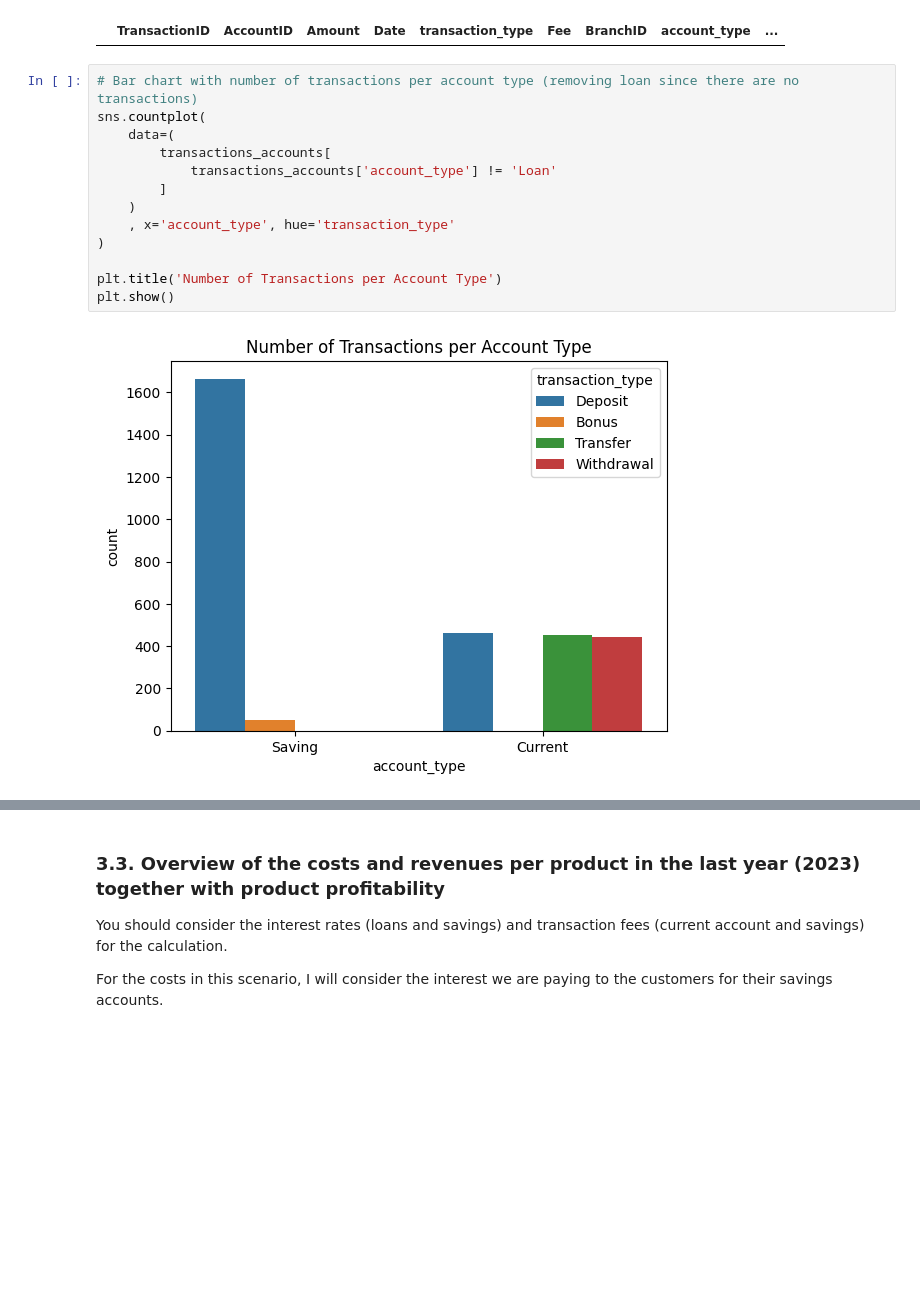
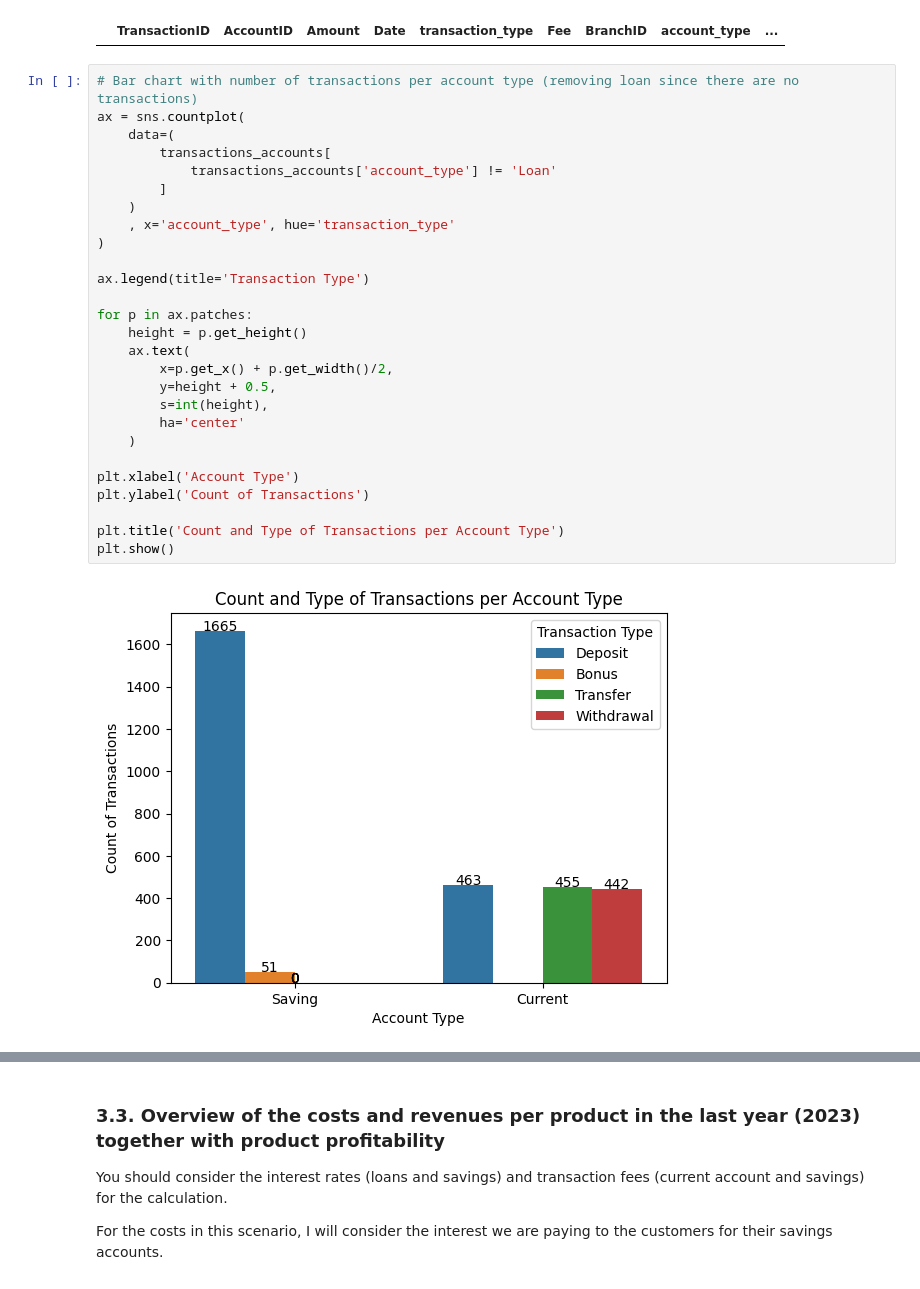
Before and after one commit to arortega-git/world_bank_ETL, a Jupyter notebook: test_pwc/notebook/notebook.ipynb, the cells around one changed output, grey strips where cells are left out. Drawn from its saved outputs; the diff is of its cells as text; blank space fills up the shorter version.

```diff
--- a/test_pwc/notebook/notebook.ipynb
+++ b/test_pwc/notebook/notebook.ipynb
@@ -477,16 +584,30 @@ display(
 |  | TransactionID | AccountID | Amount | Date | transaction_type | Fee | BranchID | account_type | ... |
 # %%
 # Bar chart with number of transactions per account type (removing loan since there are no transactions)
-sns.countplot(
+ax = sns.countplot(
     data=(
         transactions_accounts[
             transactions_accounts['account_type'] != 'Loan'
         ]
     )
     , x='account_type', hue='transaction_type'
 )
 
-plt.title('Number of Transactions per Account Type')
+ax.legend(title='Transaction Type')
+
+for p in ax.patches:
+    height = p.get_height()
+    ax.text(
+        x=p.get_x() + p.get_width()/2,
+        y=height + 0.5,
+        s=int(height),
+        ha='center'
+    )
+
+plt.xlabel('Account Type')
+plt.ylabel('Count of Transactions')
+
+plt.title('Count and Type of Transactions per Account Type')
 plt.show()
 # %% [output]
-[figure, old version]
+[figure, new version]
```
Also changed, not shown: parts of 20 cells of this notebook.
